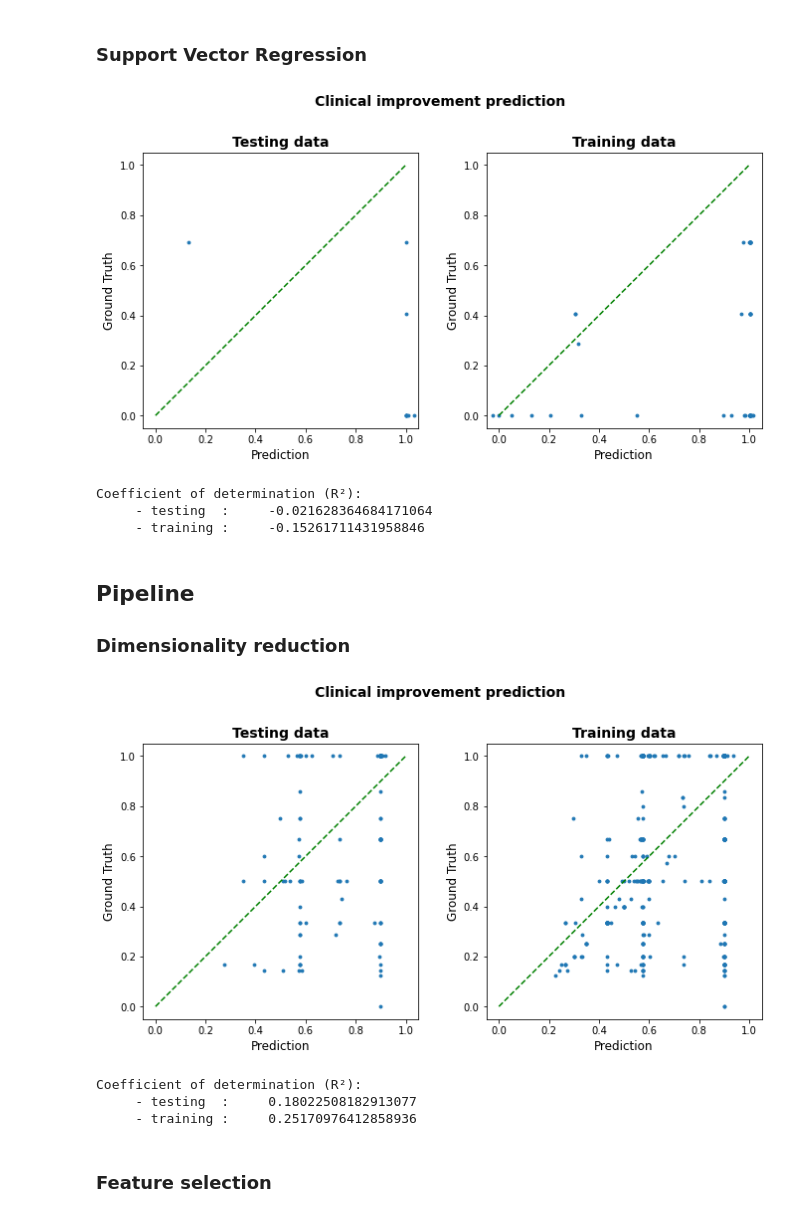
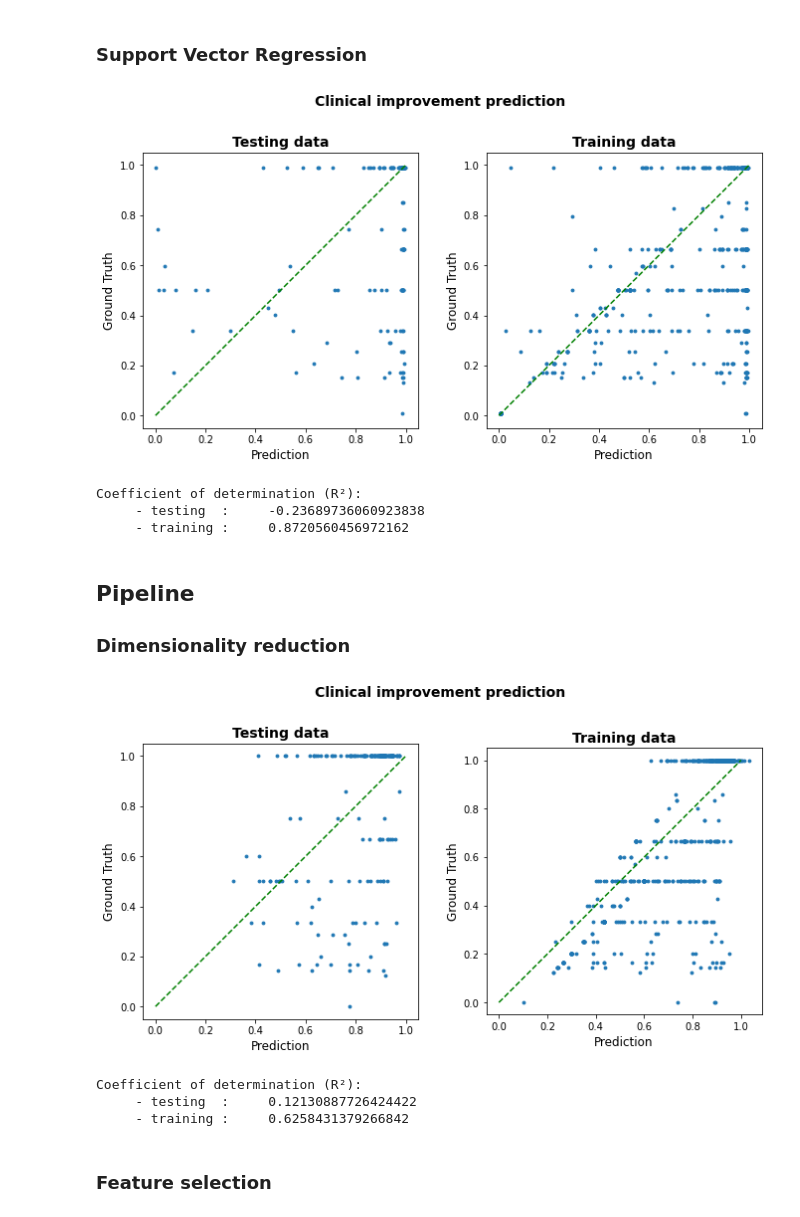
Before and after one commit to QuentinSav/probabilistic-stimulation-maps, a Jupyter notebook: modelEvaluation.ipynb, the cells around one changed output. Saved outputs shown, nothing was run; the diff lists cells and outputs as text; code cells hidden in the pictures.

```diff
--- a/modelEvaluation.ipynb
+++ b/modelEvaluation.ipynb
@@ -31,10 +31,12 @@ The data have already been preprocessed using the matlab class PSM (using the ge
 # %%
 # Load vectorized VTA matrix
 
-dataset = scipy.io.loadmat('../../03_Data/ML_datasets/rounded/dataset_2000um.mat')
+dataset = scipy.io.loadmat('../../03_Data/ML_datasets/trilinear_interpolation/dataset_1300um.mat')
 
-X = np.array(dataset['X'])
-y = np.squeeze(np.array(dataset['y']).T)
+X = np.clip(np.array(dataset['X']), 0, 1)
+
+
+y = np.squeeze(np.array(dataset['y']))
 
 # Load STN polygon
 pcd_read = o3d.io.read_point_cloud('templates/anatomyDISTALminimal.ply')
@@ -43,4 +45,14 @@ pcd_read = o3d.io.read_point_cloud('templates/anatomyDISTALminimal.ply')
 CONTAINER_AFFINE = np.squeeze(np.array(dataset['container_affine']))
 CONTAINER_SHAPE = np.squeeze(np.array(dataset['container_shape']))
 
-X_train, X_test, y_train, y_test = train_test_split(X, y, test_size=0.2, random_state=42)
+# Create partitions of training and testing sets
+X_train, X_test, y_train, y_test = train_test_split(X, y, test_size=0.05, random_state=42)
+
+newrow1 = np.ones((1, X.shape[1]))
+newrow0 = np.zeros((1, X.shape[1]))
+newrow0[0, 0] = 1
+
+X_train = np.vstack([X_train, newrow0])
+y_train = np.hstack([y_train, 0])
+X_train = np.vstack([X_train, newrow1])
+y_train = np.hstack([y_train, 0])
@@ -267,2 +295,8 @@ Coefficient of determination (R²):
 # %% [markdown]
 ### Bayesian Linear regression
+# %%
+from sklearn.linear_model import BayesianRidge
+
+model = BayesianRidge(alpha_1=1e-3, alpha_2=1e-3, lambda_1=1e-3, lambda_2=1e-3)
+model.fit(X_train, (y_train))
+plot_results(model, X_test, y_test, X_train, y_train, transformed=False)
@@ -269,7 +308,8 @@ Coefficient of determination (R²):
 # %%
 from sklearn.linear_model import ARDRegression
 
-model = ARDRegression()
+model = ARDRegression(alpha_1=1e-4, alpha_2=1e-3, lambda_1=1e1, lambda_2=1e1)
 model.fit(X_train, logit(y_train))
-plot_results(model, X_test, logit(y_test), X_train, logit(y_train))
+plot_results(model, X_test, y_test, X_train, y_train, transformed=True)
+plot_map(model)
 # %% [output]
@@ -287,11 +320,0 @@ Coefficient of determination (R²):
-# %%
-
-
-feature_selection = Lasso(alpha = 0.005, max_iter=1e4)
-feature_selection.fit(X_train,y_train)
-
-plot_results(feature_selection, X_test, y_test, X_train, y_train)
-X_train_selected_feat = np.delete(X_train, np.where(feature_selection.coef_ == 0), 1)
-
-logit = sm.Logit(y_train, X_train_selected_feat)
-logit.fit()
@@ -377,31 +463,31 @@ from sklearn.svm import SVR
 model = SVR(kernel='linear')
 #kernel{‘linear’, ‘poly’, ‘rbf’, ‘sigmoid’,
 model = model.fit(X_train, logit(y_train))
-plot_results(model, X_test, logit(y_test), X_train, logit(y_train))
+plot_results(model, X_test, logit(y_test), X_train, logit(y_train), transformed=True)
 # %% [output]
-[figure, old version]
+[figure, new version]
 Coefficient of determination (R²):
-     - testing  :     -0.021628364684171064
-     - training :     -0.15261711431958846
+     - testing  :     -0.23689736060923838
+     - training :     0.8720560456972162
 # %% [markdown]
 ## Pipeline
 ### Dimensionality reduction
 # %%
 from sklearn.pipeline import Pipeline
 from sklearn.svm import SVR
 from sklearn.decomposition import PCA
 from sklearn import set_config
 
-steps = [("reduce_dim", PCA(n_components=100)), ("regressor", SVR(kernel="rbf"))]
+steps = [("reduce_dim", PCA(n_components=150)), ("regressor", SVR(kernel="rbf"))]
 model = Pipeline(steps)
 set_config(display="diagram")
 model.fit(X_train, np.squeeze(y_train.T))
 plot_results(model, X_test, y_test, X_train, y_train)
 # %% [output]
-[figure, old version]
+[figure, new version]
 Coefficient of determination (R²):
-     - testing  :     0.18022508182913077
-     - training :     0.25170976412858936
+     - testing  :     0.12130887726424422
+     - training :     0.6258431379266842
 # %% [markdown]
 ### Feature selection
 # %%
```
Also changed, not shown: parts of 22 cells of this notebook, 2 other files.
